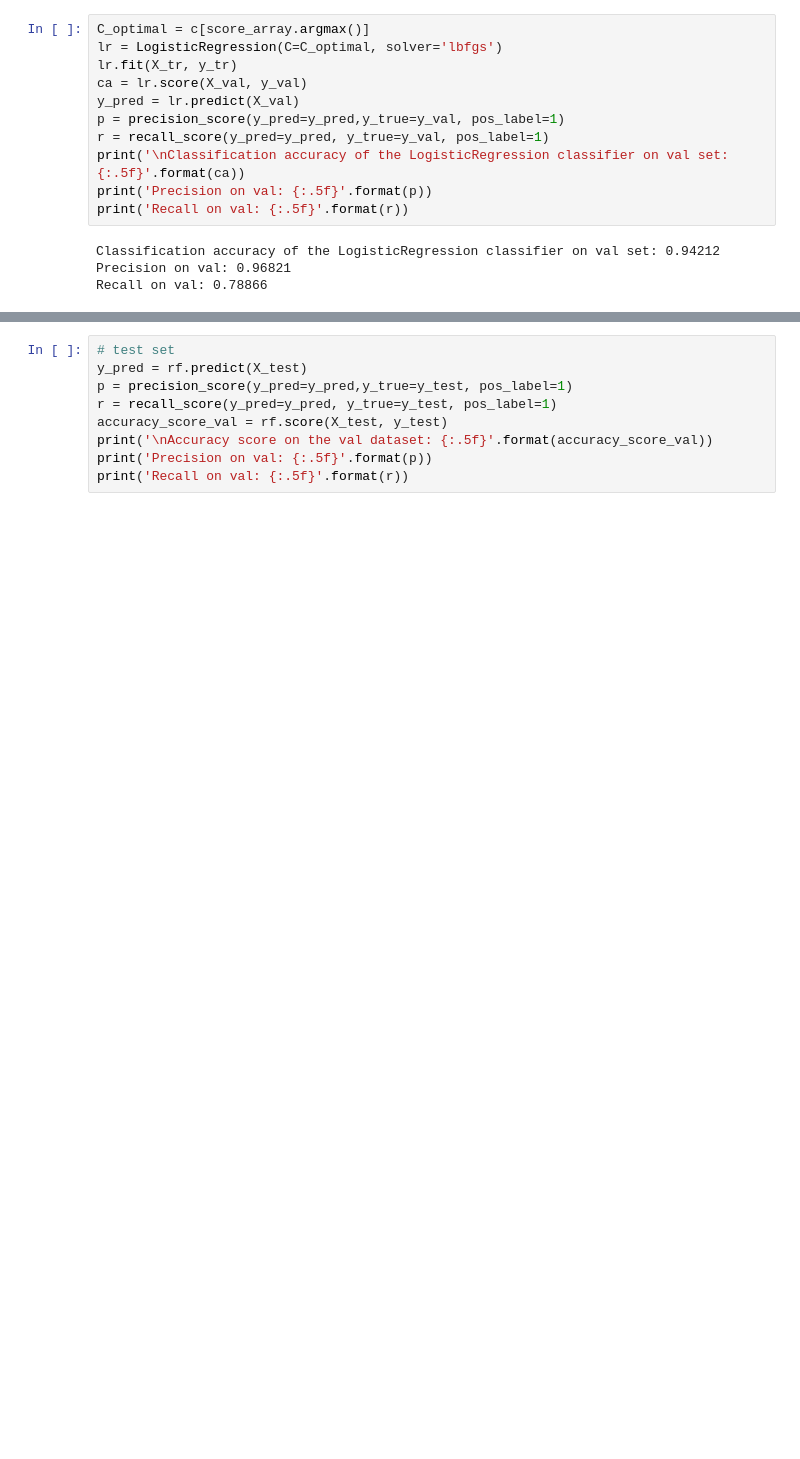
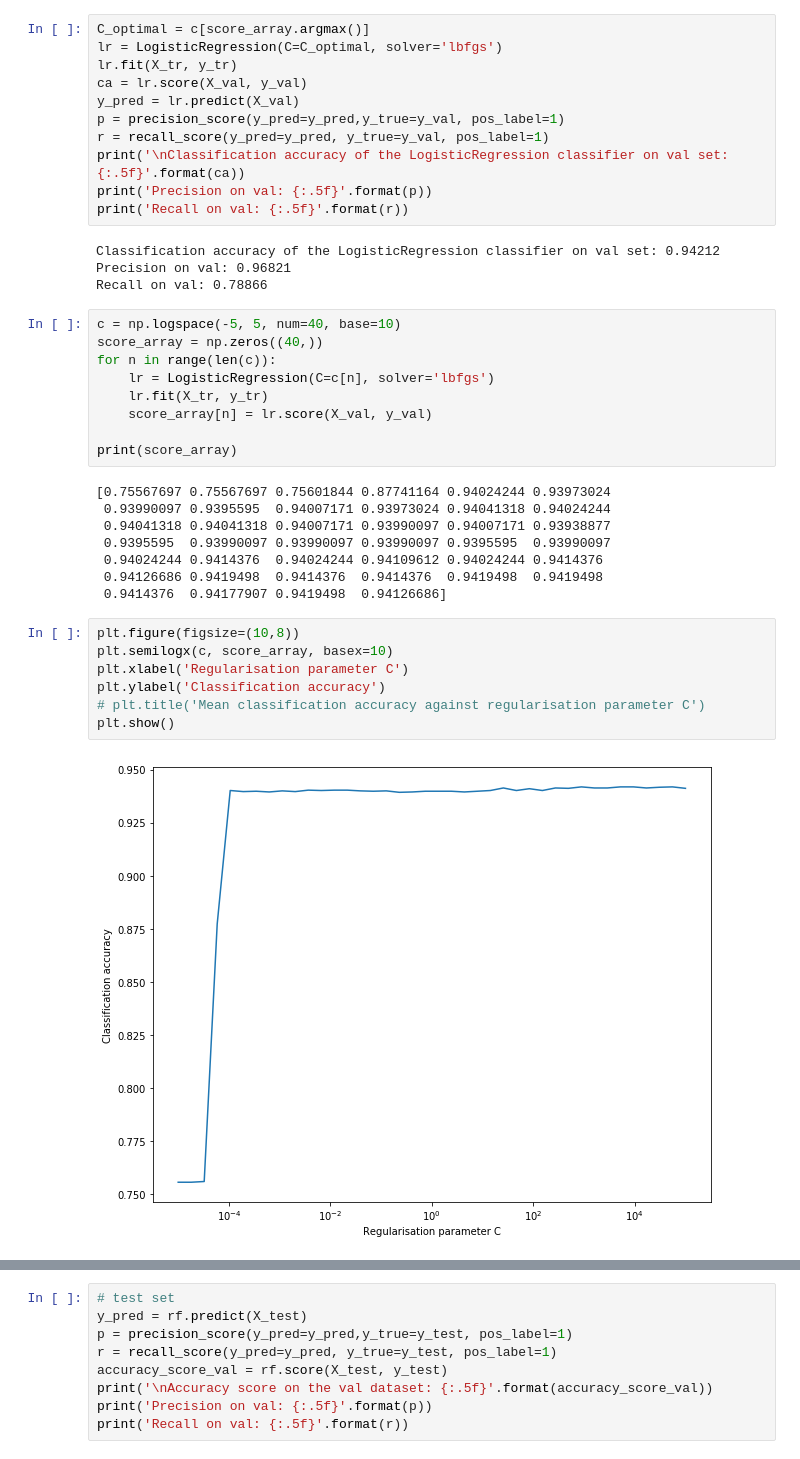
Before and after one commit to zsquaredz/predict_r_repo, a Jupyter notebook: Model_CreateEvent_mar_5_hyperparam_tune.ipynb, the cells around one changed output, grey strips where cells are left out. Saved outputs shown, nothing was run; the diff lists cells and outputs as text; blank space fills up the shorter version.

```diff
--- a/Model_CreateEvent_mar_5_hyperparam_tune.ipynb
+++ b/Model_CreateEvent_mar_5_hyperparam_tune.ipynb
@@ -237,3 +267,29 @@ print('Recall on val: {:.5f}'.format(r))
 Classification accuracy of the LogisticRegression classifier on val set: 0.94212
 Precision on val: 0.96821
 Recall on val: 0.78866
+# %%
+c = np.logspace(-5, 5, num=40, base=10)
+score_array = np.zeros((40,))
+for n in range(len(c)):
+    lr = LogisticRegression(C=c[n], solver='lbfgs')
+    lr.fit(X_tr, y_tr)
+    score_array[n] = lr.score(X_val, y_val)
+
+print(score_array)
+# %% [output]
+[0.75567697 0.75567697 0.75601844 0.87741164 0.94024244 0.93973024
+ 0.93990097 0.9395595  0.94007171 0.93973024 0.94041318 0.94024244
+ 0.94041318 0.94041318 0.94007171 0.93990097 0.94007171 0.93938877
+ 0.9395595  0.93990097 0.93990097 0.93990097 0.9395595  0.93990097
+ 0.94024244 0.9414376  0.94024244 0.94109612 0.94024244 0.9414376
+ 0.94126686 0.9419498  0.9414376  0.9414376  0.9419498  0.9419498
+ 0.9414376  0.94177907 0.9419498  0.94126686]
+# %%
+plt.figure(figsize=(10,8))
+plt.semilogx(c, score_array, basex=10)
+plt.xlabel('Regularisation parameter C')
+plt.ylabel('Classification accuracy')
+# plt.title('Mean classification accuracy against regularisation parameter C')
+plt.show()
+# %% [output]
+[figure, added]
```
Also changed, not shown: parts of 35 cells of this notebook.
